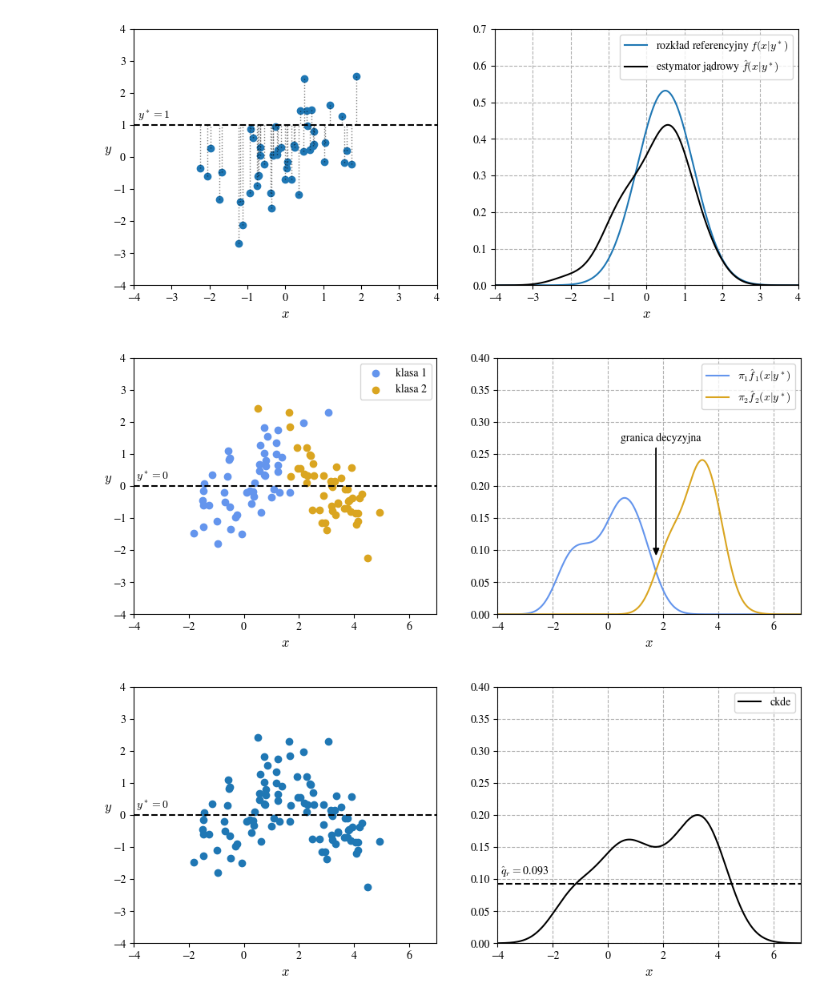
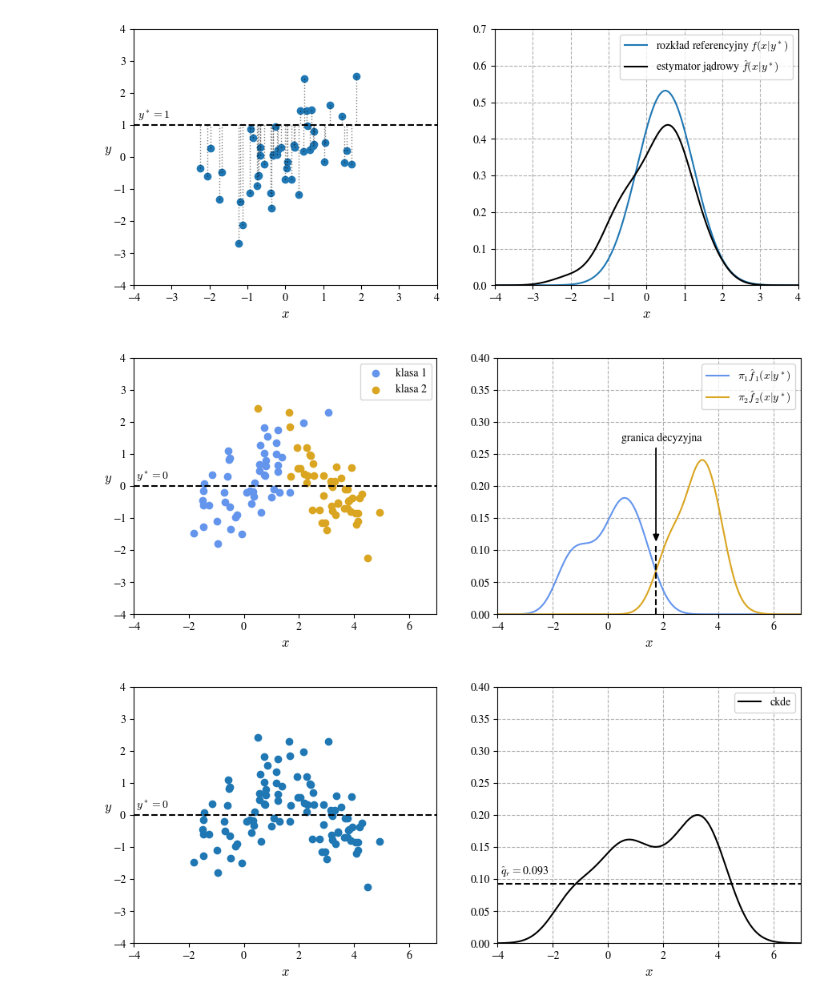
Before and after one commit to krystianfranus/kde-learn, a Jupyter notebook: notebooks/PhD_notes_ckde.ipynb, the cells around one changed output. Saved outputs shown, nothing was run; the diff lists cells and outputs as text; code cells hidden in the pictures.

```diff
--- a/notebooks/PhD_notes_ckde.ipynb
+++ b/notebooks/PhD_notes_ckde.ipynb
@@ -586,36 +586,37 @@ x_grid = np.linspace(-4, 7, 1000)[:, None]
 classifier = CKDEClassification().fit(x_train, y_train, y_star, labels_train)
 scores = classifier.pdfs(x_grid)
 labels_pred = classifier.predict(x_grid)
 
 
 # Plots
 fig, axs = plt.subplots(1, 2, figsize=(9, 4), dpi=100)
 
 axs[0].scatter(x_train1[:,0], y_train1[:,0], c="cornflowerblue", label="klasa 1", zorder=2)
 axs[0].scatter(x_train2[:,0], y_train2[:,0], c="goldenrod", label="klasa 2", zorder=2)
 axs[0].hlines(0, -4, 7, linestyle="--", color="k")
 axs[0].text(-3.9, 0.2, "$y^*=0$")
 axs[0].legend()
 axs[0].set_xlabel("$x$", fontsize=12)
 axs[0].set_ylabel("$y$", rotation=0, fontsize=12)
 axs[0].set_xlim(-4, 7)
 axs[0].set_ylim(-4, 4)
 
 axs[1].plot(x_grid, 0.5 * scores[:, 0], c="cornflowerblue", label="$\\pi_1 \\hat{f}_1(x|y^*)$")
 axs[1].plot(x_grid, 0.5 * scores[:, 1], c="goldenrod", label="$\\pi_2 \\hat{f}_2(x|y^*)$")
-axs[1].arrow(1.75, 0.26, 0, -0.157, head_width=0.2, head_length=0.01, fc='k', ec='k', zorder=2)
-axs[1].text(0.45, 0.27, "granica decyzyjna")
+axs[1].arrow(1.75, 0.26, 0, -0.135, head_width=0.2, head_length=0.01, fc='k', ec='k', zorder=2)
+axs[1].text(0.5, 0.27, "granica decyzyjna")
+axs[1].vlines(1.75, 0, 0.11, linestyle="--", color="k")
 axs[1].legend()
 axs[1].set_xlabel("$x$", fontsize=12)
 axs[1].set_xlim(-4, 7)
 axs[1].set_ylim(0, 0.4)
 axs[1].grid(linestyle="--")
 
 plt.tight_layout(w_pad=3)
 # plt.savefig("ckde_classifier_construction.pdf", format="pdf", bbox_inches="tight")
 plt.show()
 # %% [output]
-[figure, old version]
+[figure, new version]
 # %%
 # Data
 np.random.seed(3)
```
Also changed, not shown: 1 other file.
